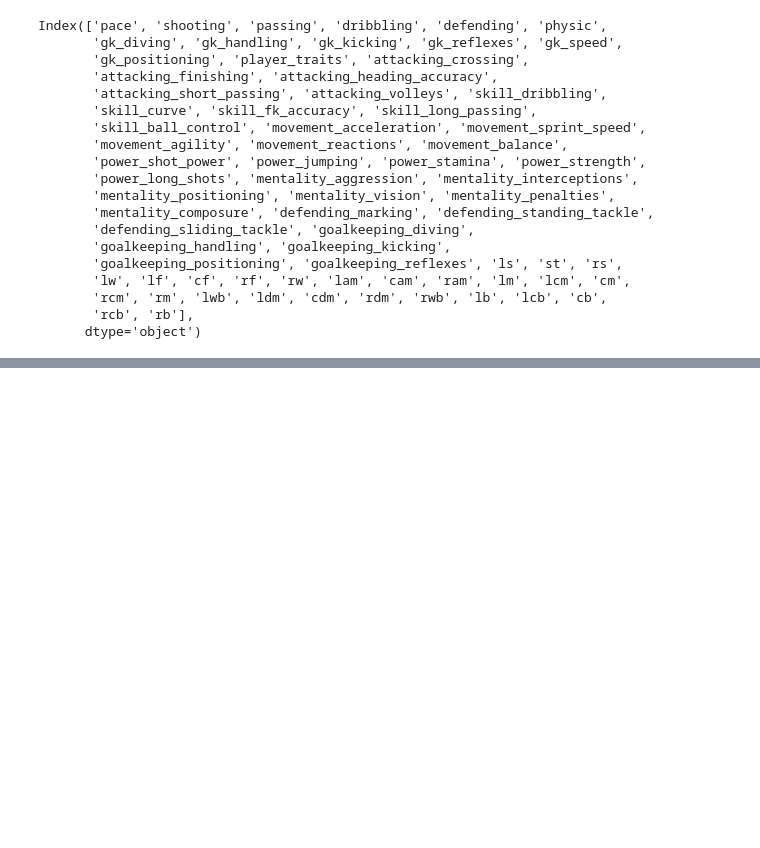
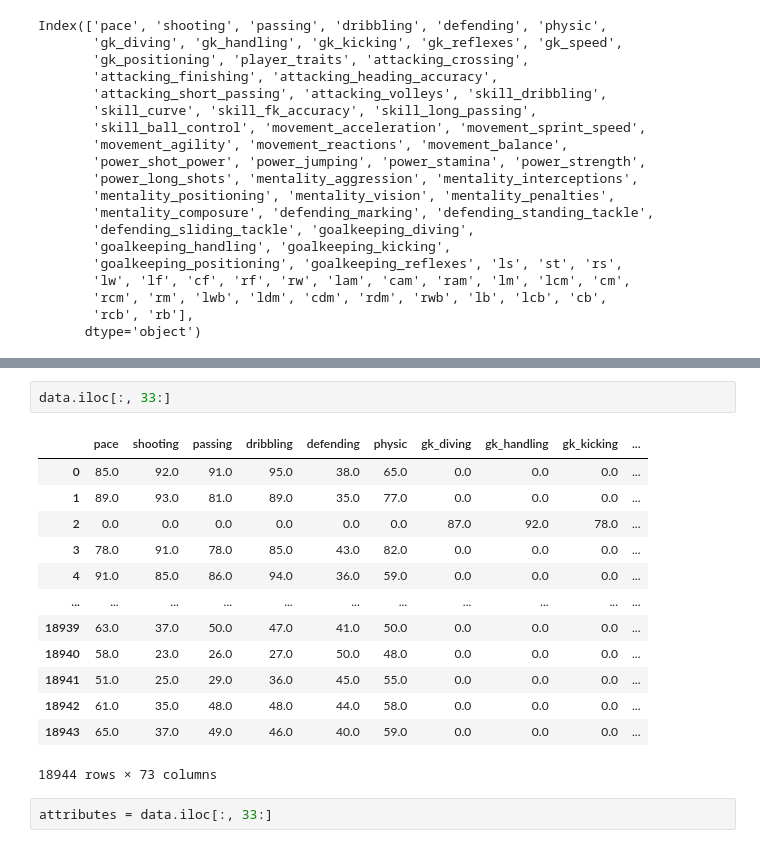
Before and after one commit to arzubekm/playerRec, a Jupyter notebook: Untitled.ipynb, the cells around one changed output, grey strips where cells are left out. Drawn from its saved outputs; the diff is of its cells as text; blank space fills up the shorter version.

```diff
--- a/Untitled.ipynb
+++ b/Untitled.ipynb
@@ -73,0 +135,18 @@ ValueError: could not convert string to float: ''
+# %%
+data.iloc[:, 33:]
+# %% [output]
+|  | pace | shooting | passing | dribbling | defending | physic | gk_diving | gk_handling | gk_kicking | ... |
+| 0 | 85.0 | 92.0 | 91.0 | 95.0 | 38.0 | 65.0 | 0.0 | 0.0 | 0.0 | ... |
+| 1 | 89.0 | 93.0 | 81.0 | 89.0 | 35.0 | 77.0 | 0.0 | 0.0 | 0.0 | ... |
+| 2 | 0.0 | 0.0 | 0.0 | 0.0 | 0.0 | 0.0 | 87.0 | 92.0 | 78.0 | ... |
+| 3 | 78.0 | 91.0 | 78.0 | 85.0 | 43.0 | 82.0 | 0.0 | 0.0 | 0.0 | ... |
+| 4 | 91.0 | 85.0 | 86.0 | 94.0 | 36.0 | 59.0 | 0.0 | 0.0 | 0.0 | ... |
+| ... | ... | ... | ... | ... | ... | ... | ... | ... | ... | ... |
+| 18939 | 63.0 | 37.0 | 50.0 | 47.0 | 41.0 | 50.0 | 0.0 | 0.0 | 0.0 | ... |
+| 18940 | 58.0 | 23.0 | 26.0 | 27.0 | 50.0 | 48.0 | 0.0 | 0.0 | 0.0 | ... |
+| 18941 | 51.0 | 25.0 | 29.0 | 36.0 | 45.0 | 55.0 | 0.0 | 0.0 | 0.0 | ... |
+| 18942 | 61.0 | 35.0 | 48.0 | 48.0 | 44.0 | 58.0 | 0.0 | 0.0 | 0.0 | ... |
+| 18943 | 65.0 | 37.0 | 49.0 | 46.0 | 40.0 | 59.0 | 0.0 | 0.0 | 0.0 | ... |
+18944 rows × 73 columns
+# %%
+attributes = data.iloc[:, 33:]
```
Also changed, not shown: parts of 12 cells of this notebook.
